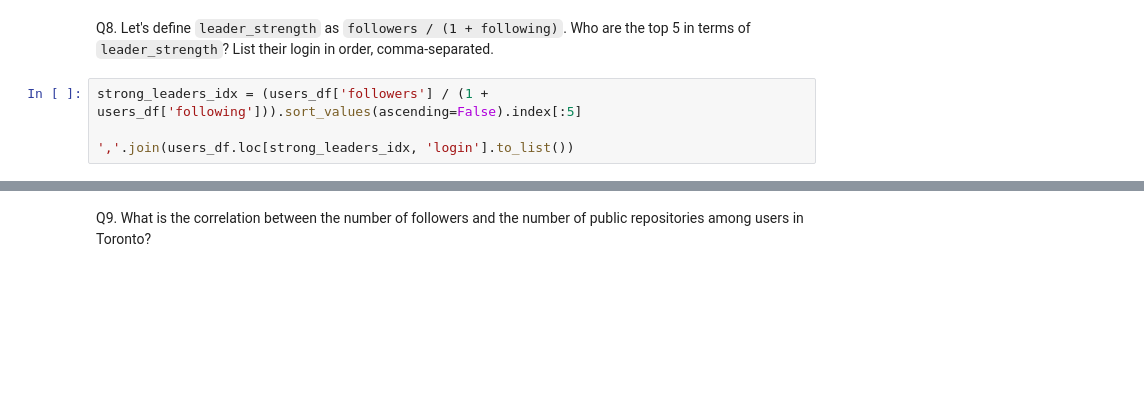
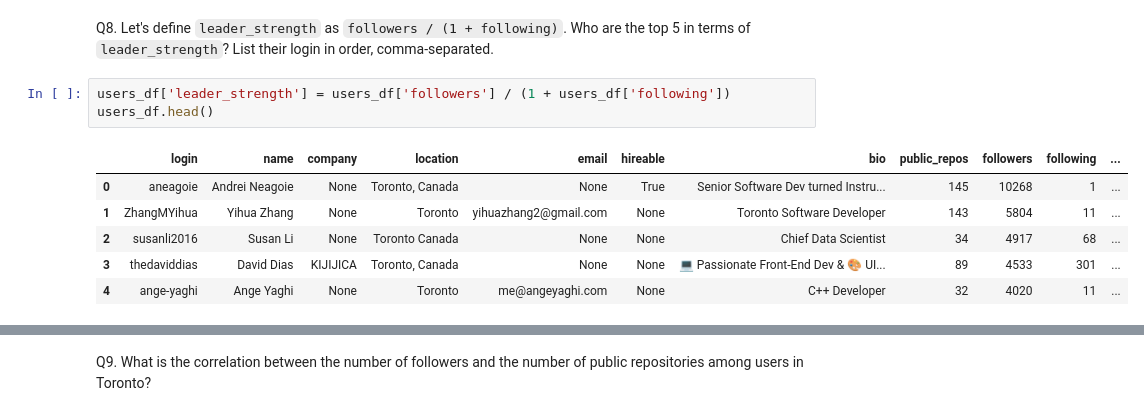
Before and after one commit to 22f3001905/tds-project-1-github-users-repos, a Jupyter notebook: notebook.ipynb, the cells around one changed output, grey strips where cells are left out. Saved outputs shown, nothing was run; the diff lists cells and outputs as text; blank space fills up the shorter version.

```diff
--- a/notebook.ipynb
+++ b/notebook.ipynb
@@ -288,6 +543,12 @@ repos_df.groupby('language')['stargazers_count'].mean().sort_values(ascending=Fa
 # %% [markdown]
 Q8. Let's define `leader_strength` as `followers / (1 + following)`. Who are the top 5 in terms of `leader_strength`? List their login in order, comma-separated.
 # %%
-strong_leaders_idx = (users_df['followers'] / (1 + users_df['following'])).sort_values(ascending=False).index[:5]
-
-','.join(users_df.loc[strong_leaders_idx, 'login'].to_list())
+users_df['leader_strength'] = users_df['followers'] / (1 + users_df['following'])
+users_df.head()
+# %% [output]
+|  | login | name | company | location | email | hireable | bio | public_repos | followers | following | ... |
+| 0 | aneagoie | Andrei Neagoie | None | Toronto, Canada | None | True | Senior Software Dev turned Instru... | 145 | 10268 | 1 | ... |
+| 1 | ZhangMYihua | Yihua Zhang | None | Toronto | yihuazhang2@gmail.com | None | Toronto Software Developer | 143 | 5804 | 11 | ... |
+| 2 | susanli2016 | Susan Li | None | Toronto Canada | None | None | Chief Data Scientist | 34 | 4917 | 68 | ... |
+| 3 | thedaviddias | David Dias | KIJIJICA | Toronto, Canada | None | None | 💻 Passionate Front-End Dev & 🎨 UI... | 89 | 4533 | 301 | ... |
+| 4 | ange-yaghi | Ange Yaghi | None | Toronto | me@angeyaghi.com | None | C++ Developer | 32 | 4020 | 11 | ... |
```
Also changed, not shown: parts of 63 cells of this notebook, 4 other files.
